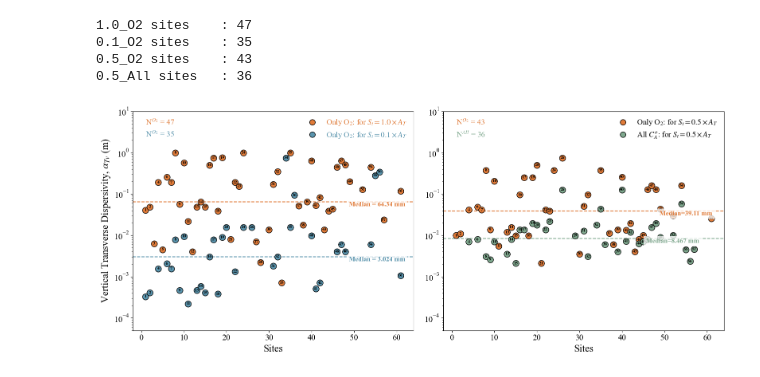
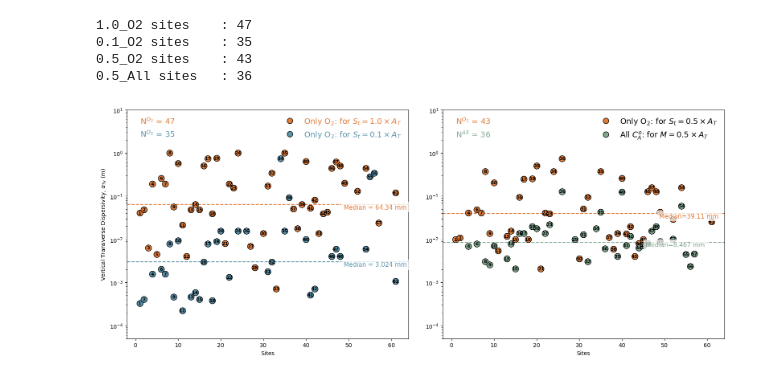
Before and after one commit to prabhasyadav/Dispersivity_MS, a Jupyter notebook: ipynb/Field_Vertical.ipynb, the cells around one changed output. Saved outputs shown, nothing was run; the diff lists cells and outputs as text; code cells hidden in the pictures.

```diff
--- a/ipynb/Field_Vertical.ipynb
+++ b/ipynb/Field_Vertical.ipynb
@@ -9,26 +9,13 @@ import matplotlib.lines as mlines
 import matplotlib.patches as mpatches
 %matplotlib inline
 
-# ---------------------------------------------------------------------------
-#  Matplotlib Styles
-# ---------------------------------------------------------------------------
-plt.rcParams.update({
-    "font.family": "serif",
-    "font.serif": ["Times New Roman"],
-    "mathtext.fontset": "stix",
-    "pdf.fonttype": 42,
 
-    "axes.labelsize": 14,     # x and y axis titles
-    "xtick.labelsize": 12,    # x tick numbers / category labels
-    "ytick.labelsize": 12,    # y tick numbers
-    "axes.titlesize": 14,     # plot titles
-    "legend.fontsize": 11,    # legends
-})
-# ---------------------------------------------------------------------------
 #  Load Data
 # ---------------------------------------------------------------------------
 
-EXCEL_PATH = r"C:\Users\mouly\Dropbox\Codes and Dataset\Field_Vertical.xlsx"
+# Make sure to update the path to the Excel file based on your system
+
+EXCEL_PATH = r"C:\Users\Prabhas\Desktop\Final_27-07_fome Slekshmi\Database\Field_Vertical_26_07.xlsx"
 # %%
 # ---------------------------------------------------------------------------
 # Load & Clean
@@ -130,7 +117,7 @@ ax1.text(
     median_10*0.78,
     f"Median = {median_10*1000:.4g} mm",
     color="#E07B39",
-    fontsize=12,fontweight="bold",
+    fontsize=11,
     bbox=dict(facecolor="white", alpha=0.75, edgecolor="none")
 )
 
@@ -139,18 +126,18 @@ ax1.text(
     median_01*0.78,
     f"Median = {median_01*1000:.4g} mm",
     color="#5A94AD",
-    fontsize=12,fontweight="bold",
+    fontsize=11,
     bbox=dict(facecolor="white", alpha=0.75, edgecolor="none")
 )
 
 ax1.set_yscale("log")
 ax1.set_ylim(5e-5,10)
 
-ax1.set_xlabel("Sites",fontsize=18)
+ax1.set_xlabel("Sites")
 ax1.set_ylabel(
-    r"Vertical Transverse Dispersivity, $\alpha_{Tv}$ (m)", fontsize=18
+    r"Vertical Transverse Dispersivity, $\alpha_{Tv}$ (m)"
 )
-ax1.tick_params(axis="both", which="both", labelsize=15)
+
 # Right legend
 handles_right_1 = [
     mlines.Line2D(
@@ -265,26 +252,26 @@ ax2.axhline(
 
 ax2.text(
     max(df_05_O2["Site_ID"])*0.8,
-    median_05_O2*0.78,
+    median_05_O2*0.8,
     f"Median={median_05_O2*1000:.4g} mm",
     color="#E07B39",
-    fontsize=12,fontweight="bold",
+    fontsize=11,
     bbox=dict(facecolor="white",alpha=0.75,edgecolor="none")
 )
 
 ax2.text(
     max(df_05_All["Site_ID"])*0.8,
-    median_05_All*0.78,
+    median_05_All*0.8,
     f"Median={median_05_All*1000:.4g} mm",
     color="#7FA88E",
-    fontsize=12,fontweight="bold",
+    fontsize=11,
     bbox=dict(facecolor="white",alpha=0.75,edgecolor="none")
 )
 
 ax2.set_yscale("log")
 ax2.set_ylim(5e-5,10)
-ax2.set_xlabel("Sites",fontsize=18)
-ax2.tick_params(axis="both", which="both", labelsize=15)
+ax2.set_xlabel("Sites")
+
 handles_right_2 = [
     mlines.Line2D(
         [],[],
@@ -303,7 +290,7 @@ handles_right_2 = [
         markeredgecolor="k",
         linestyle="None",
         markersize=10,
-        label=rf"All $C_A^o$: for $S_t = 0.5\times A_T$"
+        label=rf"All $C_A^o$: for $M = 0.5\times A_T$"
     )
 ]
 
@@ -329,35 +316,35 @@ handles_left_2 = [
         label=rf"N$^{{All}}$ = {n_05_All_total}" # [r"$N_{\mathrm{O_2}}$"]
     )
 ]
 
 leg_left_2=ax2.legend(
     handles=handles_left_2,
     loc="upper left",
     frameon=False,
     handlelength=0,
     fontsize=14
 )
 
 for text,color in zip(
     leg_left_2.get_texts(),
     ["#E07B39","#7FA88E"]
 ):
     text.set_color(color)
 
 ax2.add_artist(leg_right_2)
 
 # ---------------------------------------------------------------------------
 # Save and show
 # ---------------------------------------------------------------------------
 plt.tight_layout()
-plt.savefig("fig3.pdf", dpi=300, bbox_inches="tight")
+plt.savefig("Fig3.pdf", dpi=300, bbox_inches="tight")
 plt.show()
 # %% [output]
 1.0_O2 sites    : 47
 0.1_O2 sites    : 35
 0.5_O2 sites    : 43
 0.5_All sites   : 36
-[figure, old version]
+[figure, new version]
 # %%
 from mpl_toolkits.axes_grid1.inset_locator import inset_axes
 
```
Also changed, not shown: parts of 3 cells of this notebook.
